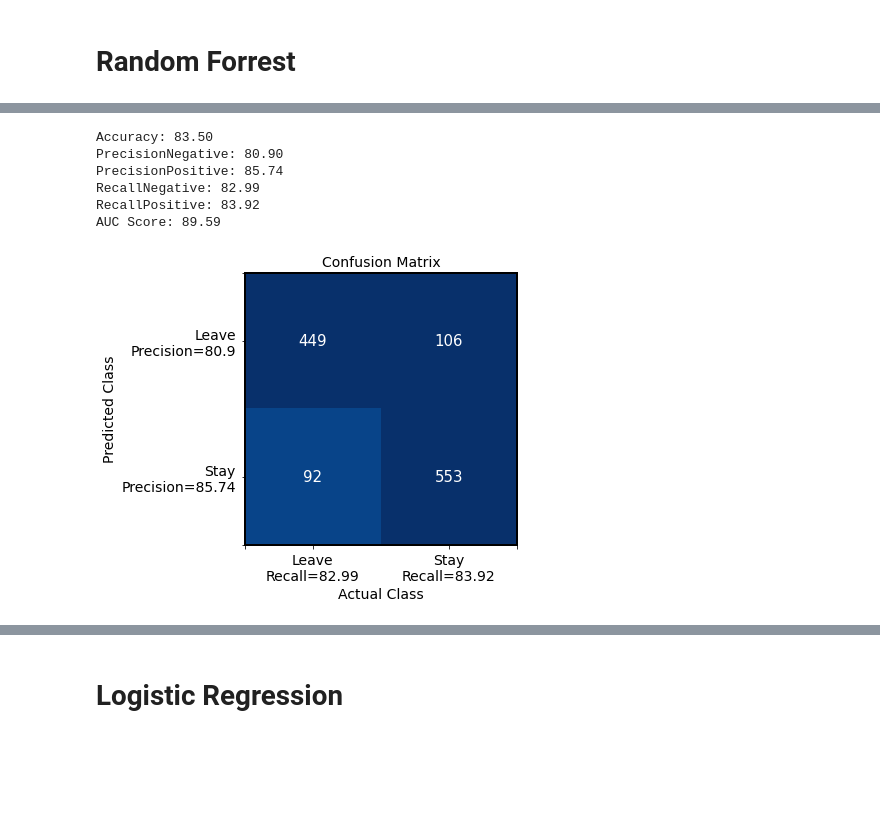
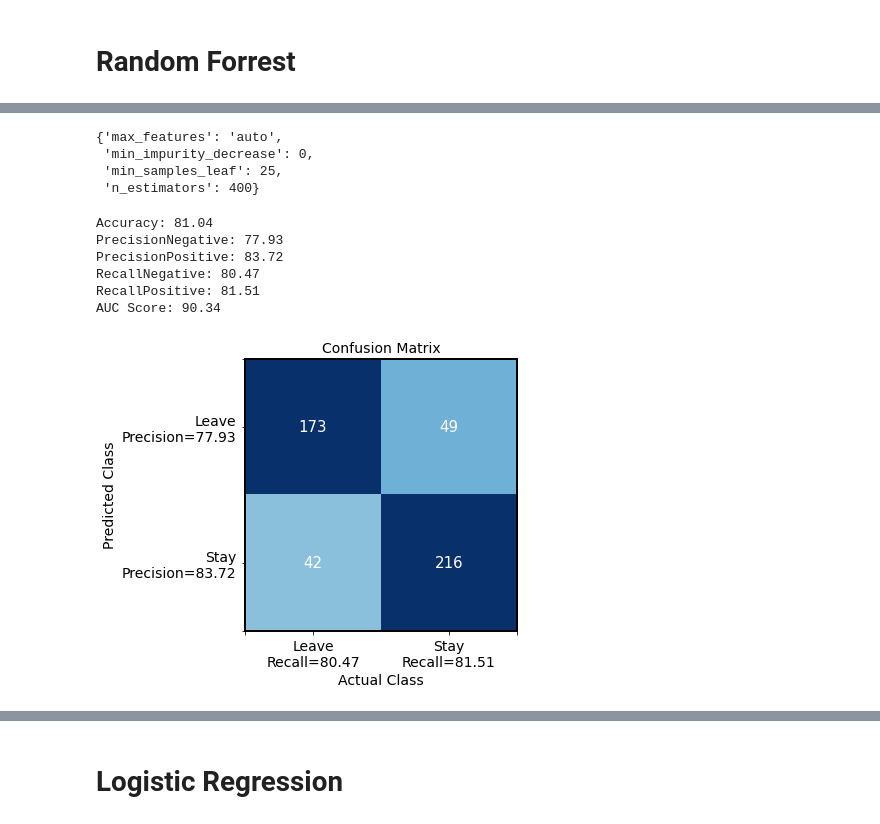
Before and after one commit to greermp/hilton_challenge, a Jupyter notebook: Working.ipynb, the cells around one changed output, grey strips where cells are left out. Drawn from its saved outputs; the diff is of its cells as text; code cells hidden in the pictures; blank space fills up the shorter version.

```diff
--- a/Working.ipynb
+++ b/Working.ipynb
@@ -665,7 +623,7 @@ parameters = {'max_depth': [3],
             'subsample': [.85,1.0]}
 # %%
 
-if (FALSE) :
+if (False) :
     gbClassifierWithGridSearch = GridSearchCV(GradientBoostingClassifier(),scoring='roc_auc', cv=5, param_grid=parameters, n_jobs=6, verbose=1)
 
     # Train the decision tree model using the function .fit
@@ -683,16 +639,9 @@ NameError: name 'FALSE' is not defined
 # %%
-# # # Create an instance of the decision tree algorithm. You can consider "classifier" as a function that is going to get training data and train a decision tree algorithm. Next, it will take any test data and make a prediction based on the learned decision tree
-# gbClassifier = GradientBoostingClassifier(learning_rate= 0.1, loss='deviance', max_depth= 4, max_features=.8,min_impurity_decrease=.8, n_estimators= 50, subsample= 0.85, random_state = 1)
-# gbClassifier.fit(trainData, trainLabels)
-# trainAccuracy = gbClassifier.score(trainData, trainLabels)
-# predictions = gbClassifier.predict(testData)
-# predictionProbabilities = gbClassifier.predict_proba(testData)
+gbClassifier = GradientBoostingClassifier(learning_rate= 0.01, max_depth= 3, max_features=.8,min_impurity_decrease=.7, n_estimators= 350, subsample= .85, random_state = 1)
+gbClassifier.fit(trainData, trainLabels)
+trainAccuracy = gbClassifier.score(trainData, trainLabels)
+predictions = gbClassifier.predict(testData)
+predictionProbabilities = gbClassifier.predict_proba(testData)
-# %%
-gbClassifier = GradientBoostingClassifier(learning_rate= 0.15, loss='deviance', max_depth= 3, max_features=.8,min_impurity_decrease=.7, n_estimators= 80, subsample= .85, random_state = 1)
-gbClassifier.fit(trainData, trainLabels)
-trainAccuracy = gbClassifier.score(trainData, trainLabels)
-predictions = gbClassifier.predict(testData)
-predictionProbabilities = gbClassifier.predict_proba(testData)
 # %%
 # Calculate metrics on test set and display them
 gbtGridAUC = calculateMetricsAndPrint(predictions, predictionProbabilities, testLabels)
@@ -728,12 +676,11 @@ showFeatureImportance(gbClassifier, columns)
 # %% [markdown]
 # Random Forrest
 # %%
-if FALSE :
-    parameters = {'n_estimators': [400, 425, 550],
-                'max_features': ['auto',4,9],
-                'min_samples_leaf': [3,4],
-                'ccp_alpha': [0,.2,.4],
-                'min_impurity_decrease': [0,.1,.3]
+if False :
+    parameters = {'n_estimators': [400, 550],
+                'max_features': ['auto',.7,.9],
+                'min_samples_leaf': [25,50,75],
+                'min_impurity_decrease': [0,.3]
                 }
 
 
@@ -756,25 +691,33 @@ Fitting 4 folds for each of 162 candidates, totalling 648 fits
+# %%
+    rf_tuned.best_params_
+# %% [output]
+{'max_features': 'auto',
+ 'min_impurity_decrease': 0,
+ 'min_samples_leaf': 25,
+ 'n_estimators': 400}
 # %%
 
-rfClassifier = RandomForestClassifier(random_state=201, max_features='auto', min_samples_leaf=4, n_estimators=425, ccp_alpha=0)
+# rfClassifier = RandomForestClassifier(random_state=201, max_features='auto', min_samples_leaf=4, n_estimators=350, ccp_alpha=0) 92 AUC
+rfClassifier = RandomForestClassifier(random_state=201, max_features='auto', min_samples_leaf=25, n_estimators=400,min_impurity_decrease=0, ccp_alpha=0)
 rfClassifier.fit(trainData, trainLabels)
 predictions = rfClassifier.predict(testData)
 predictionProbabilities = rfClassifier.predict_proba(testData)
 
 # Calculate metrics on test set and display them
 rfAUC = calculateMetricsAndPrint(predictions, predictionProbabilities, testLabels)
 
 # Calculate FPR and TPR for use in ROC Curve Variance later on
 falsePositiveRateRF, truePositiveRateRF, _ = roc_curve(testLabels, [item[1] for item in predictionProbabilities])
 trainAccuracy = gbClassifier.score(trainData, trainLabels)
 # Unfortunately, Feature importance does not work with GridSearch. Instead, we will find the best parameters.
 # %% [output]
-Accuracy: 83.50
-PrecisionNegative: 80.90
-PrecisionPositive: 85.74
-RecallNegative: 82.99
-RecallPositive: 83.92
-AUC Score: 89.59
+Accuracy: 81.04
+PrecisionNegative: 77.93
+PrecisionPositive: 83.72
+RecallNegative: 80.47
+RecallPositive: 81.51
+AUC Score: 90.34
-[figure, old version]
+[figure, new version]
 # %%
 columns=list(dataGB.columns)
 showFeatureImportance(rfClassifier, columns)
```
Also changed, not shown: parts of 39 cells of this notebook, 3 other files.
